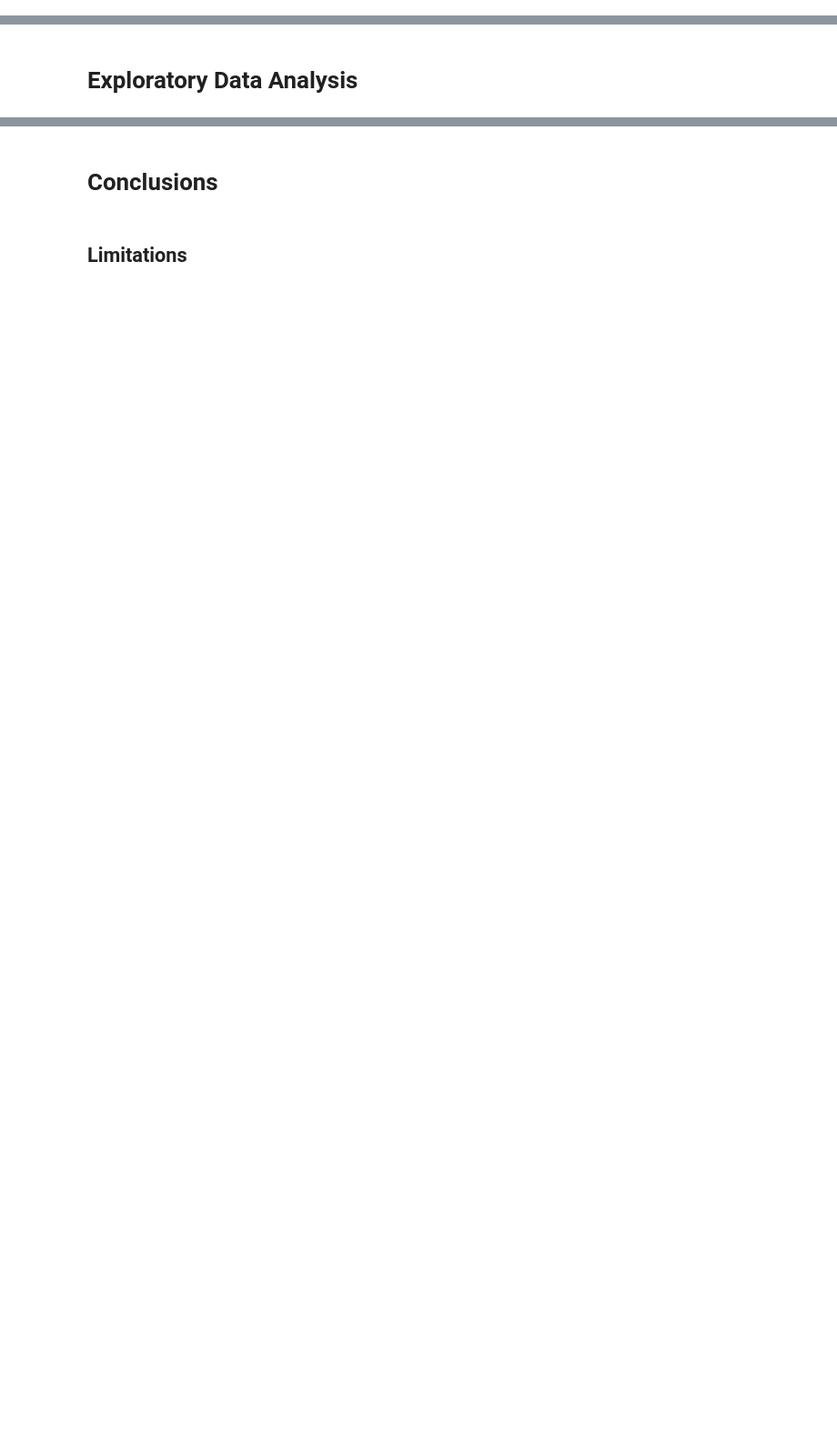
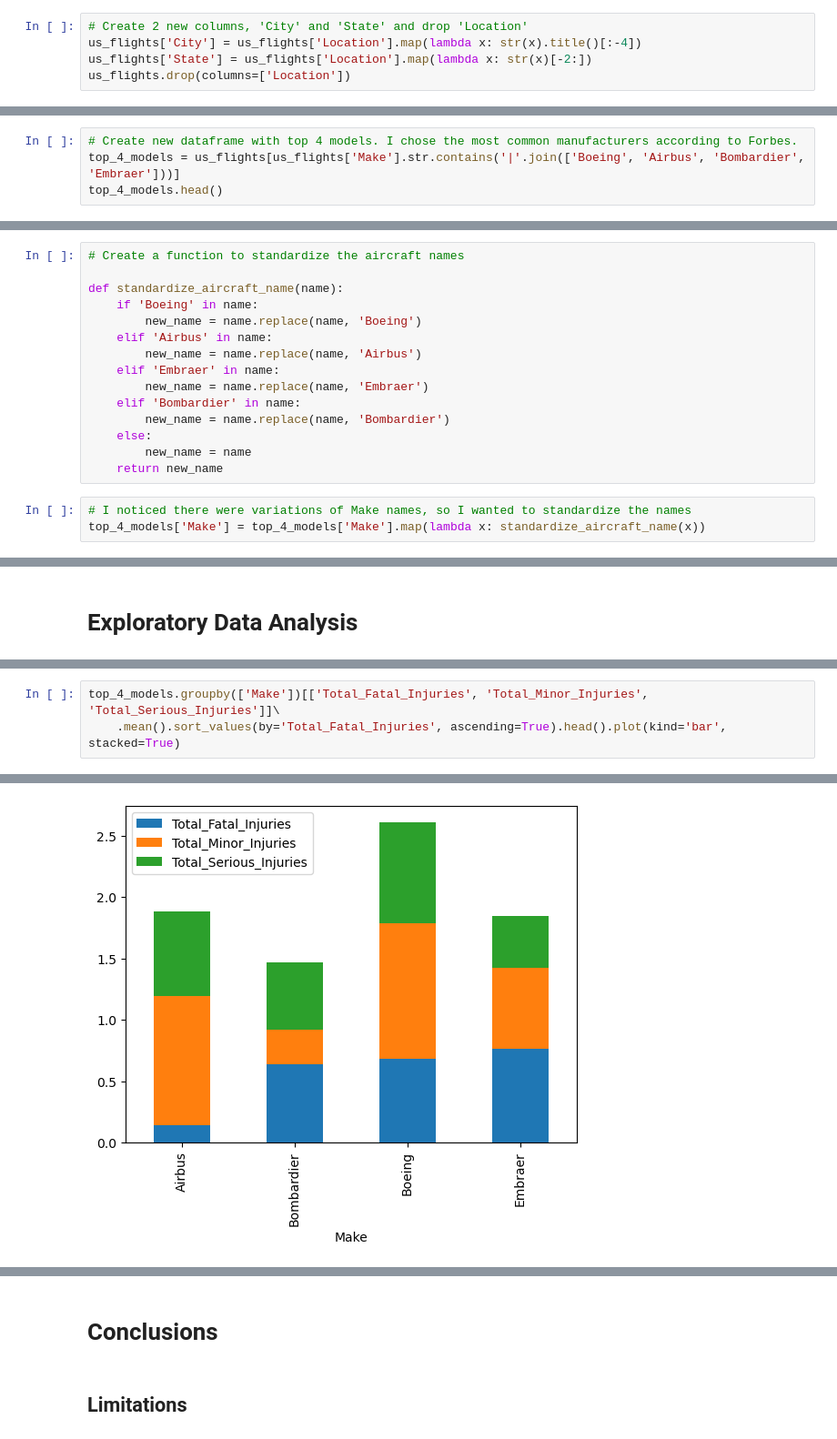
Before and after one commit to scarlettvalentin/aviation_project, a Jupyter notebook: notebook.ipynb, the cells around one changed output, grey strips where cells are left out. Shown: that part at 91% size. Saved outputs shown, nothing was run; the diff lists cells and outputs as text; blank space fills up the shorter version.

```diff
--- a/notebook.ipynb
+++ b/notebook.ipynb
@@ -6,0 +198,5 @@
+# %%
+# Create 2 new columns, 'City' and 'State' and drop 'Location'
+us_flights['City'] = us_flights['Location'].map(lambda x: str(x).title()[:-4])
+us_flights['State'] = us_flights['Location'].map(lambda x: str(x)[-2:])
+us_flights.drop(columns=['Location'])
@@ -6,0 +227,4 @@
+# %%
+# Create new dataframe with top 4 models. I chose the most common manufacturers according to Forbes.
+top_4_models = us_flights[us_flights['Make'].str.contains('|'.join(['Boeing', 'Airbus', 'Bombardier', 'Embraer']))]
+top_4_models.head()
@@ -6,0 +259,18 @@
+# %%
+# Create a function to standardize the aircraft names
+
+def standardize_aircraft_name(name):
+    if 'Boeing' in name:
+        new_name = name.replace(name, 'Boeing')
+    elif 'Airbus' in name:
+        new_name = name.replace(name, 'Airbus')
+    elif 'Embraer' in name:
+        new_name = name.replace(name, 'Embraer')
+    elif 'Bombardier' in name:
+        new_name = name.replace(name, 'Bombardier')
+    else:
+        new_name = name
+    return new_name
+# %%
+# I noticed there were variations of Make names, so I wanted to standardize the names
+top_4_models['Make'] = top_4_models['Make'].map(lambda x: standardize_aircraft_name(x))
@@ -8,0 +328,4 @@
+# %%
+top_4_models.groupby(['Make'])[['Total_Fatal_Injuries', 'Total_Minor_Injuries', 'Total_Serious_Injuries']]\
+    .mean().sort_values(by='Total_Fatal_Injuries', ascending=True).head().plot(kind='bar', stacked=True)
+# %% [output]
@@ -8,0 +333 @@
+[figure, added]
```
Also changed, not shown: parts of 45 cells of this notebook.
